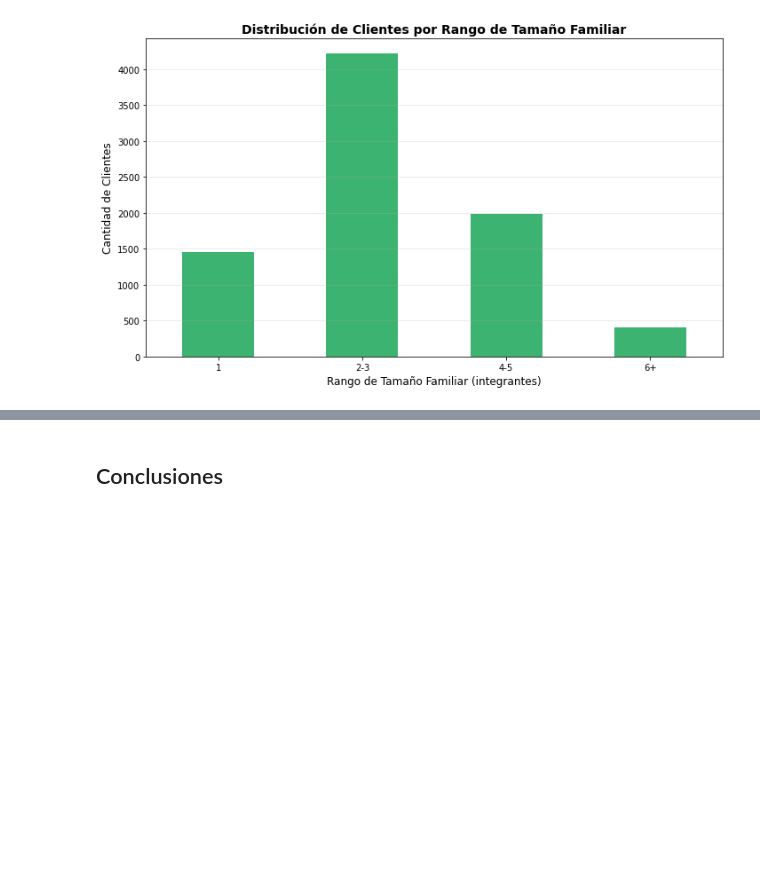
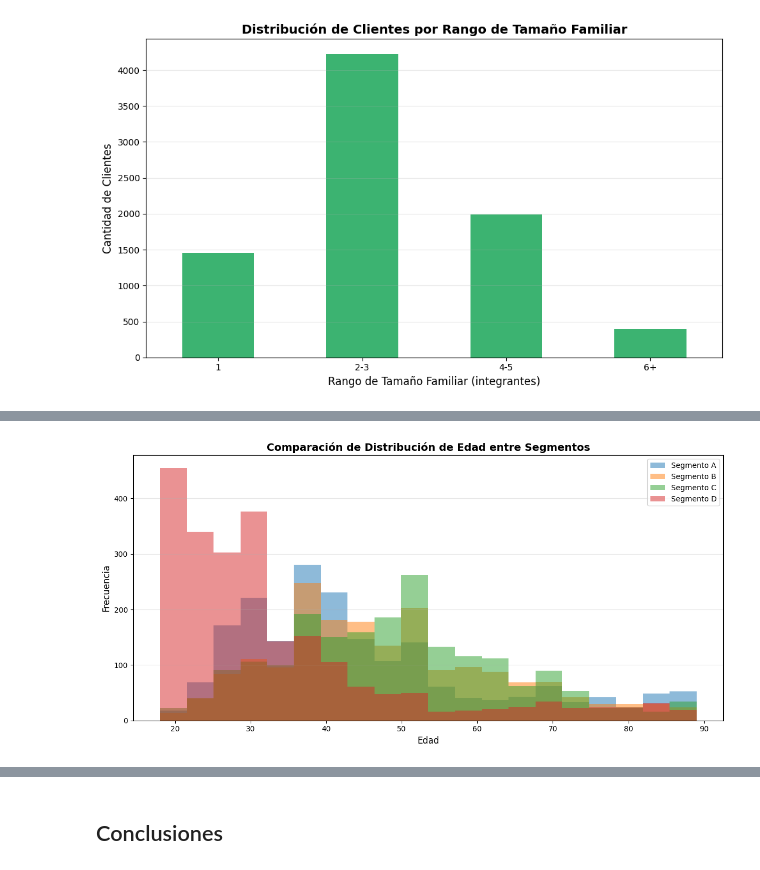
Before and after one commit to mnahuelanca/segmentacion-clientes, a Jupyter notebook: index.ipynb, the cells around one changed output, grey strips where cells are left out. Cells and saved outputs as stored; diff of their text form; code cells hidden in the pictures; blank space fills up the shorter version.

```diff
--- a/index.ipynb
+++ b/index.ipynb
@@ -457,0 +499,14 @@ plt.show()
+# %%
+# Histograma agrupado por segmento
+plt.figure(figsize=(12, 6))
+for segment in ['A', 'B', 'C', 'D']:
+    plt.hist(dfFinal[dfFinal['Segmento'] == segment]['Edad'], alpha=0.5, label=f'Segmento {segment}', bins=20)
+plt.title('Comparación de Distribución de Edad entre Segmentos', fontsize=14, fontweight='bold')
+plt.xlabel('Edad', fontsize=12)
+plt.ylabel('Frecuencia', fontsize=12)
+plt.legend()
+plt.grid(axis='y', alpha=0.3)
+plt.tight_layout()
+plt.show()
+# %% [output]
+[figure, added]
```
Also changed, not shown: parts of 35 cells of this notebook.
